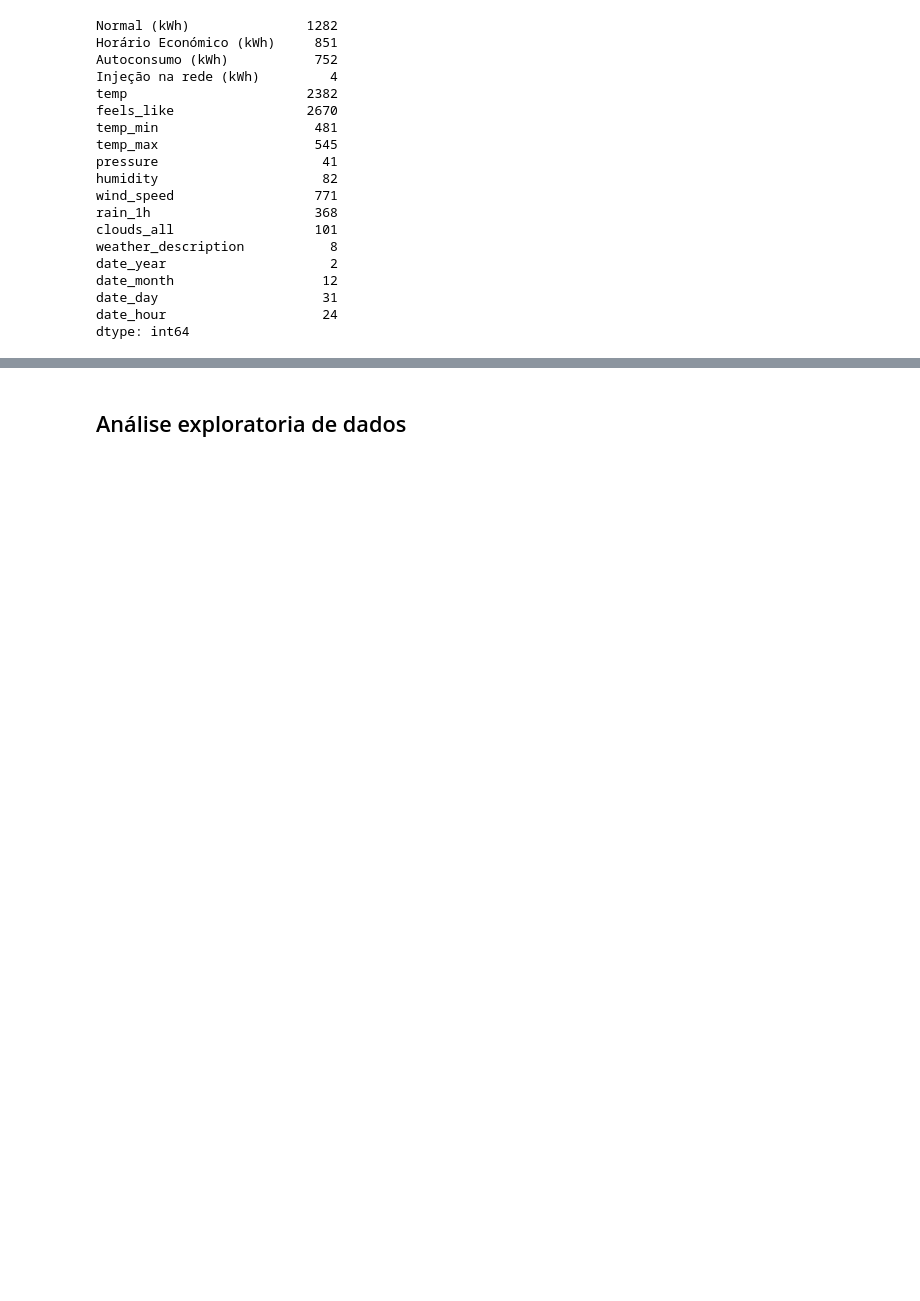
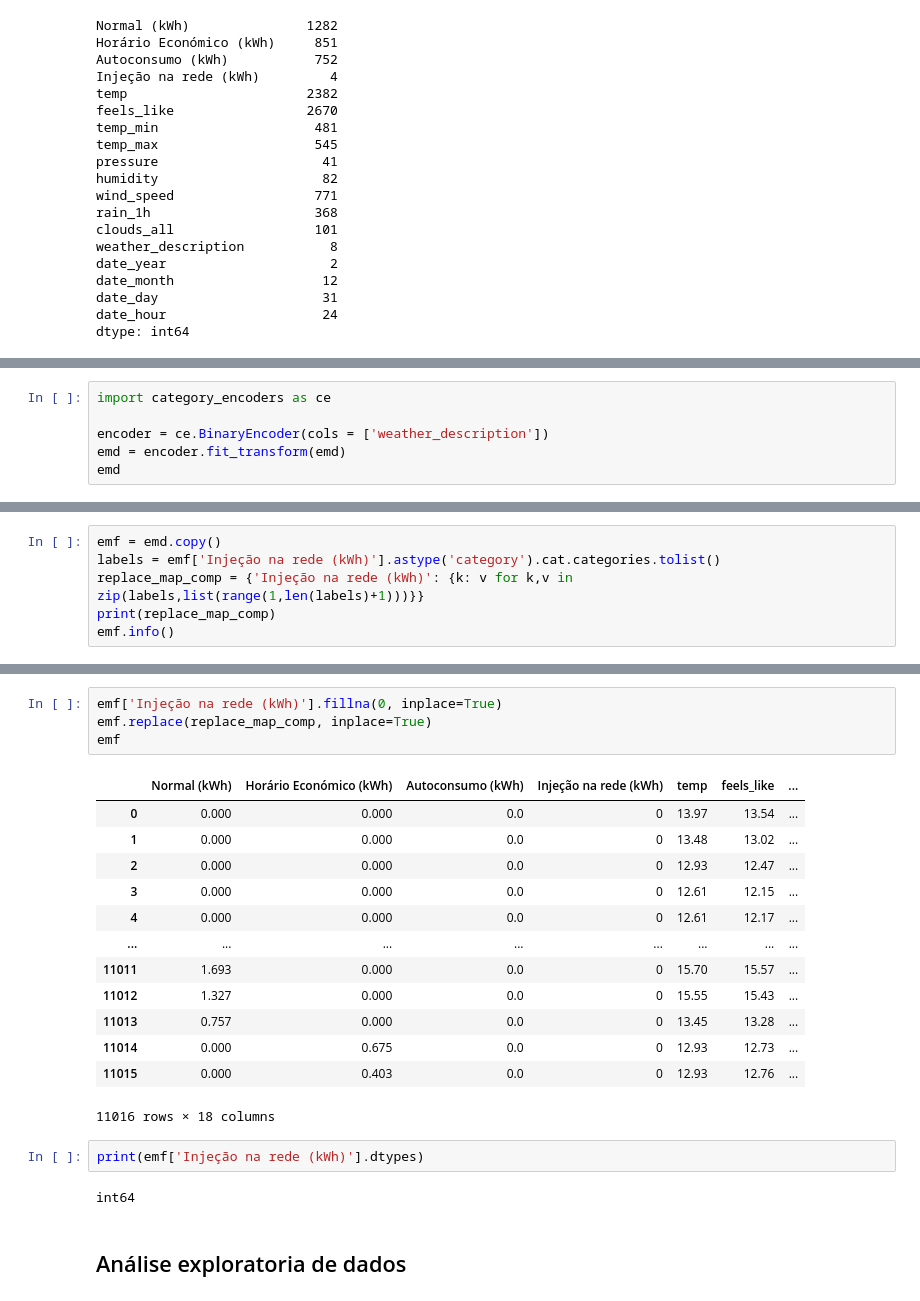
Before and after one commit to joaofaria19/DAA-Trabalho, a Jupyter notebook: competicao.ipynb, the cells around one changed output, grey strips where cells are left out. Drawn from its saved outputs; the diff is of its cells as text; blank space fills up the shorter version.

Commit message:
Encoding de category values

```diff
--- a/competicao.ipynb
+++ b/competicao.ipynb
@@ -340,0 +345,6 @@ plt.show()
+# %%
+import category_encoders as ce
+
+encoder = ce.BinaryEncoder(cols = ['weather_description'])
+emd = encoder.fit_transform(emd)
+emd
@@ -359,0 +376,6 @@ plt.show()
+# %%
+emf = emd.copy()
+labels = emf['Injeção na rede (kWh)'].astype('category').cat.categories.tolist()
+replace_map_comp = {'Injeção na rede (kWh)': {k: v for k,v in zip(labels,list(range(1,len(labels)+1)))}}
+print(replace_map_comp)
+emf.info()
@@ -360,2 +400,24 @@ plt.show()
+# %%
+emf['Injeção na rede (kWh)'].fillna(0, inplace=True)
+emf.replace(replace_map_comp, inplace=True)
+emf
+# %% [output]
+|  | Normal (kWh) | Horário Económico (kWh) | Autoconsumo (kWh) | Injeção na rede (kWh) | temp | feels_like | ... |
+| 0 | 0.000 | 0.000 | 0.0 | 0 | 13.97 | 13.54 | ... |
+| 1 | 0.000 | 0.000 | 0.0 | 0 | 13.48 | 13.02 | ... |
+| 2 | 0.000 | 0.000 | 0.0 | 0 | 12.93 | 12.47 | ... |
+| 3 | 0.000 | 0.000 | 0.0 | 0 | 12.61 | 12.15 | ... |
+| 4 | 0.000 | 0.000 | 0.0 | 0 | 12.61 | 12.17 | ... |
+| ... | ... | ... | ... | ... | ... | ... | ... |
+| 11011 | 1.693 | 0.000 | 0.0 | 0 | 15.70 | 15.57 | ... |
+| 11012 | 1.327 | 0.000 | 0.0 | 0 | 15.55 | 15.43 | ... |
+| 11013 | 0.757 | 0.000 | 0.0 | 0 | 13.45 | 13.28 | ... |
+| 11014 | 0.000 | 0.675 | 0.0 | 0 | 12.93 | 12.73 | ... |
+| 11015 | 0.000 | 0.403 | 0.0 | 0 | 12.93 | 12.76 | ... |
+11016 rows × 18 columns
+# %%
+print(emf['Injeção na rede (kWh)'].dtypes)
+# %% [output]
+int64
 # %% [markdown]
 ## Análise exploratoria de dados
```
Also changed, not shown: parts of 12 cells of this notebook.
